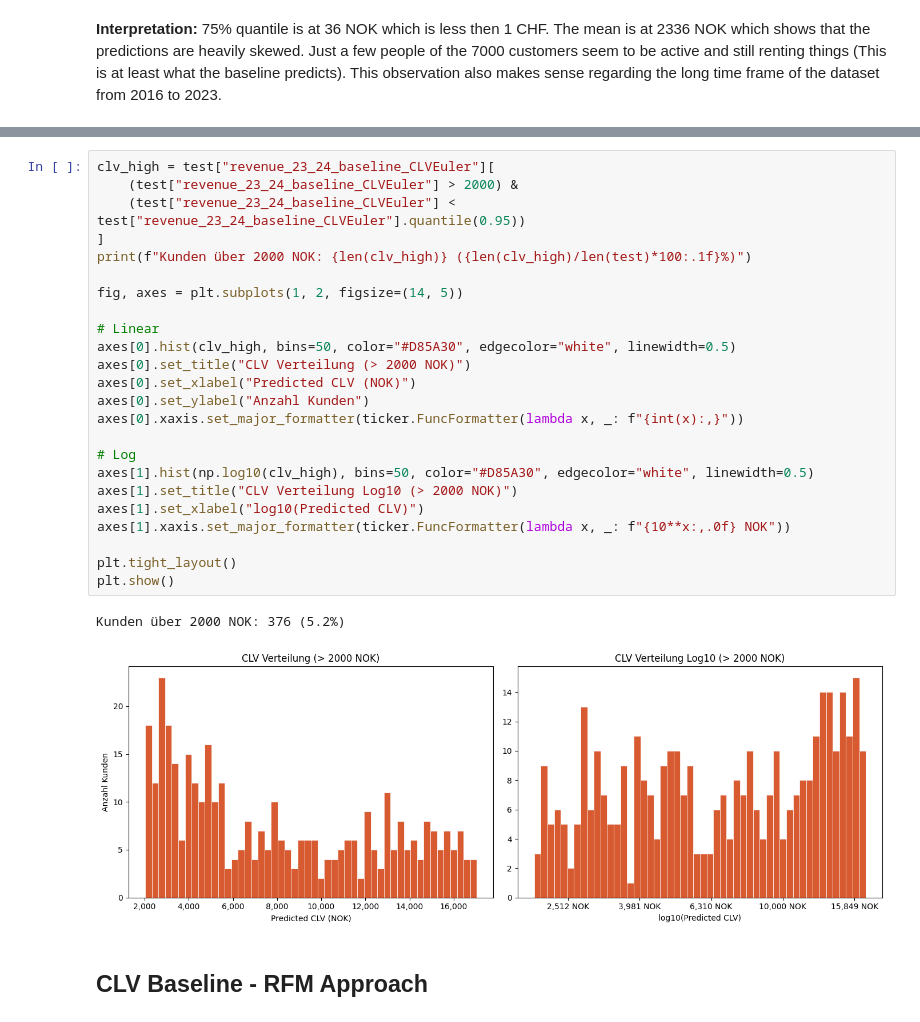
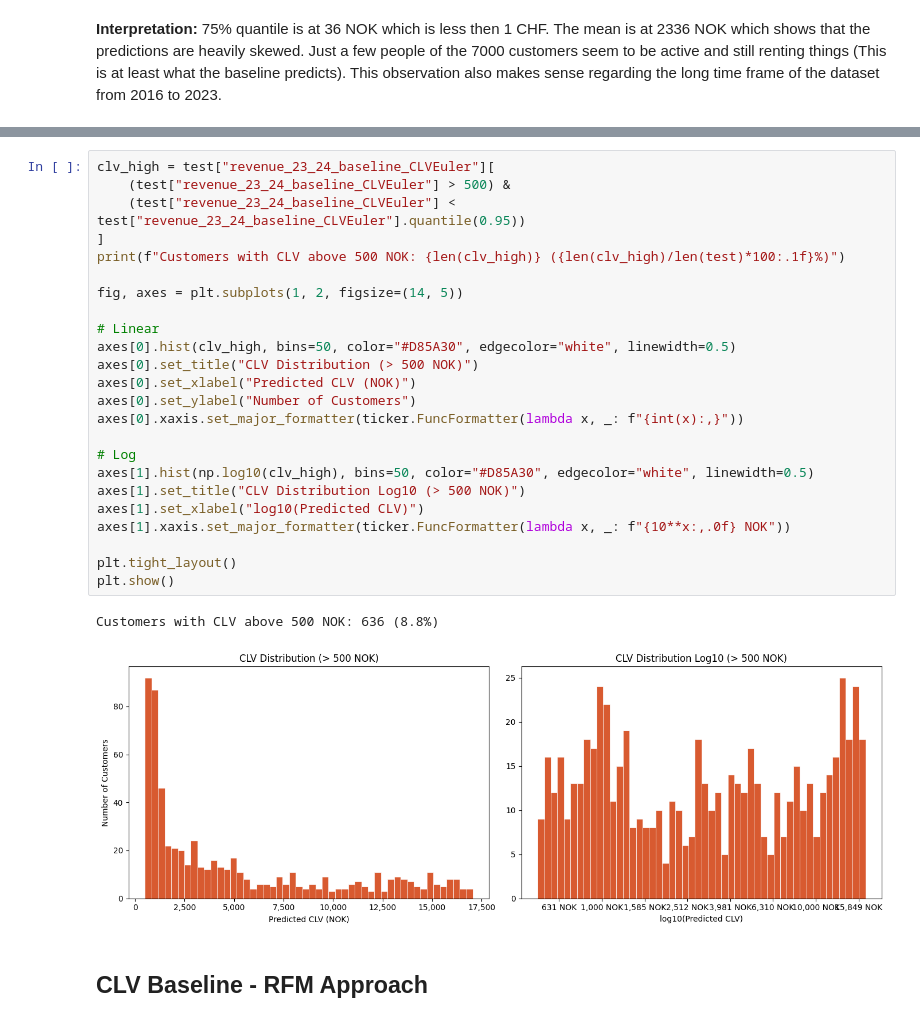
Before and after one commit to juliusatgit/Marketing-Analytics, a Jupyter notebook: notebooks/03_CLV_Prediction.ipynb, the cells around one changed output, grey strips where cells are left out. Cells and saved outputs as stored; diff of their text form.

```diff
--- a/notebooks/03_CLV_Prediction.ipynb
+++ b/notebooks/03_CLV_Prediction.ipynb
@@ -207,30 +199,30 @@ plt.show()
 # %%
 clv_high = test["revenue_23_24_baseline_CLVEuler"][
-    (test["revenue_23_24_baseline_CLVEuler"] > 2000) &
+    (test["revenue_23_24_baseline_CLVEuler"] > 500) &
     (test["revenue_23_24_baseline_CLVEuler"] < test["revenue_23_24_baseline_CLVEuler"].quantile(0.95))
 ]
-print(f"Kunden über 2000 NOK: {len(clv_high)} ({len(clv_high)/len(test)*100:.1f}%)")
+print(f"Customers with CLV above 500 NOK: {len(clv_high)} ({len(clv_high)/len(test)*100:.1f}%)")
 
 fig, axes = plt.subplots(1, 2, figsize=(14, 5))
 
 # Linear
 axes[0].hist(clv_high, bins=50, color="#D85A30", edgecolor="white", linewidth=0.5)
-axes[0].set_title("CLV Verteilung (> 2000 NOK)")
+axes[0].set_title("CLV Distribution (> 500 NOK)")
 axes[0].set_xlabel("Predicted CLV (NOK)")
-axes[0].set_ylabel("Anzahl Kunden")
+axes[0].set_ylabel("Number of Customers")
 axes[0].xaxis.set_major_formatter(ticker.FuncFormatter(lambda x, _: f"{int(x):,}"))
 
 # Log
 axes[1].hist(np.log10(clv_high), bins=50, color="#D85A30", edgecolor="white", linewidth=0.5)
-axes[1].set_title("CLV Verteilung Log10 (> 2000 NOK)")
+axes[1].set_title("CLV Distribution Log10 (> 500 NOK)")
 axes[1].set_xlabel("log10(Predicted CLV)")
 axes[1].xaxis.set_major_formatter(ticker.FuncFormatter(lambda x, _: f"{10**x:,.0f} NOK"))
 
 plt.tight_layout()
 plt.show()
 # %% [output]
-Kunden über 2000 NOK: 376 (5.2%)
+Customers with CLV above 500 NOK: 636 (8.8%)
-[figure, old version]
+[figure, new version]
 # %% [markdown]
 ## CLV Baseline - RFM Approach
 # %% [markdown]
```
Also changed, not shown: parts of 6 cells of this notebook.
